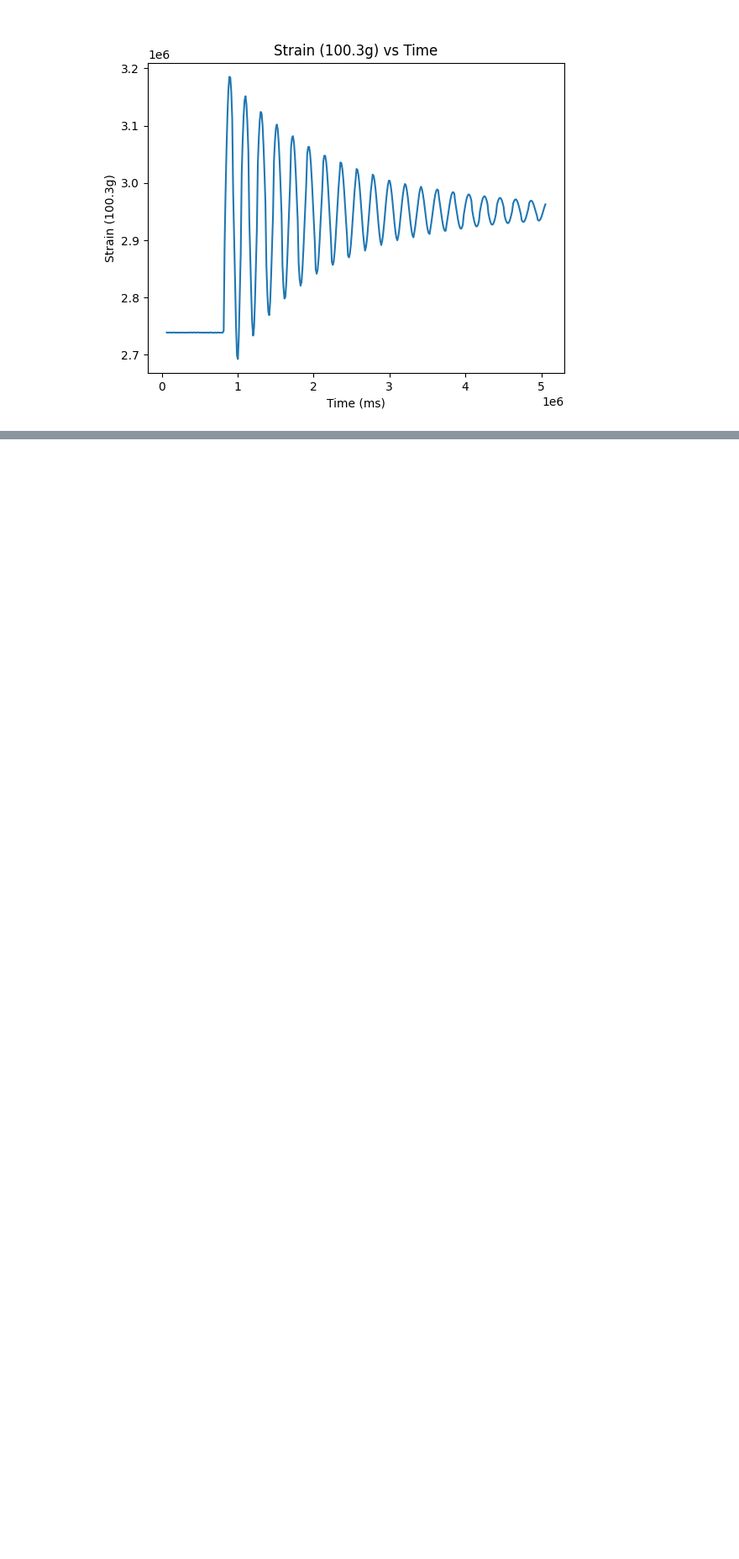
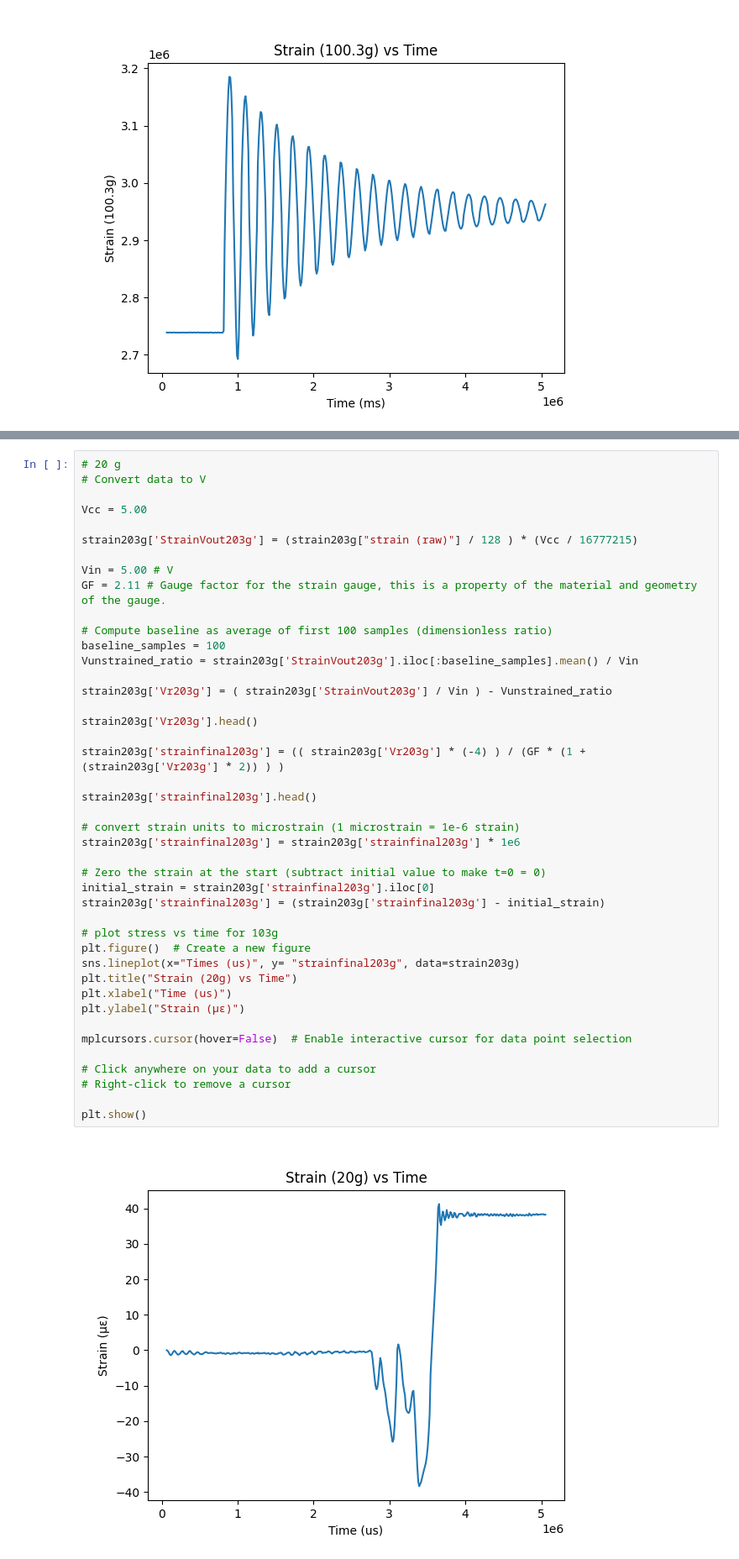
Before and after one commit to rkonecky/geng360-konecky, a Jupyter notebook: Lab 4 - Beam/Strain calcs.ipynb, the cells around one changed output, grey strips where cells are left out. Shown at 84% size. Drawn from its saved outputs; the diff is of its cells as text; blank space fills up the shorter version.

```diff
--- a/Lab 4 - Beam/Strain calcs.ipynb
+++ b/Lab 4 - Beam/Strain calcs.ipynb
@@ -299,0 +345,45 @@ plt.show()
+# %%
+# 20 g
+# Convert data to V
+
+Vcc = 5.00
+
+strain203g['StrainVout203g'] = (strain203g["strain (raw)"] / 128 ) * (Vcc / 16777215)
+
+Vin = 5.00 # V
+GF = 2.11 # Gauge factor for the strain gauge, this is a property of the material and geometry of the gauge.
+
+# Compute baseline as average of first 100 samples (dimensionless ratio)
+baseline_samples = 100
+Vunstrained_ratio = strain203g['StrainVout203g'].iloc[:baseline_samples].mean() / Vin
+
+strain203g['Vr203g'] = ( strain203g['StrainVout203g'] / Vin ) - Vunstrained_ratio
+
+strain203g['Vr203g'].head()
+
+strain203g['strainfinal203g'] = (( strain203g['Vr203g'] * (-4) ) / (GF * (1 + (strain203g['Vr203g'] * 2)) ) )
+
+strain203g['strainfinal203g'].head()
+
+# convert strain units to microstrain (1 microstrain = 1e-6 strain)
+strain203g['strainfinal203g'] = strain203g['strainfinal203g'] * 1e6
+
+# Zero the strain at the start (subtract initial value to make t=0 = 0)
+initial_strain = strain203g['strainfinal203g'].iloc[0]
+strain203g['strainfinal203g'] = (strain203g['strainfinal203g'] - initial_strain)
+
+# plot stress vs time for 103g
+plt.figure()  # Create a new figure
+sns.lineplot(x="Times (us)", y= "strainfinal203g", data=strain203g)
+plt.title("Strain (20g) vs Time")
+plt.xlabel("Time (us)")
+plt.ylabel("Strain (µε)")
+
+mplcursors.cursor(hover=False)  # Enable interactive cursor for data point selection
+
+# Click anywhere on your data to add a cursor
+# Right-click to remove a cursor
+
+plt.show()
+# %% [output]
+[figure, added]
```
Also changed, not shown: parts of 6 cells of this notebook, 14 other files.
